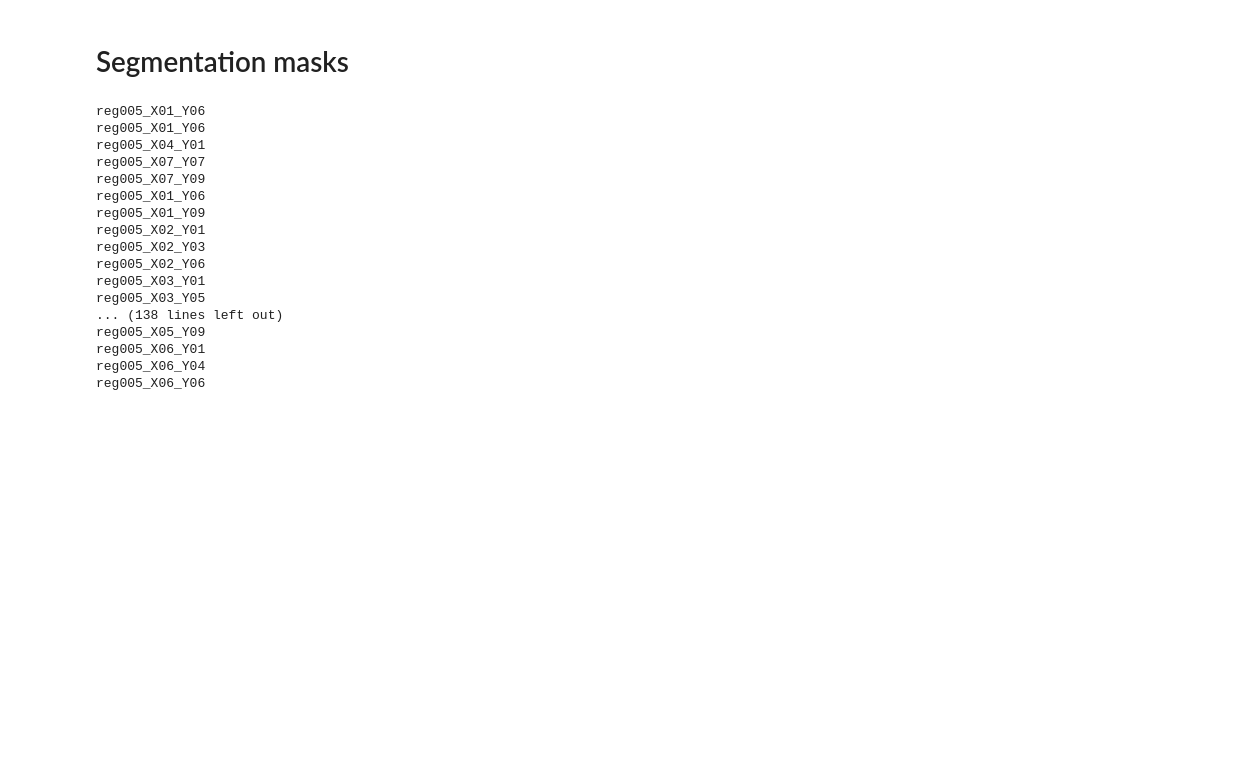
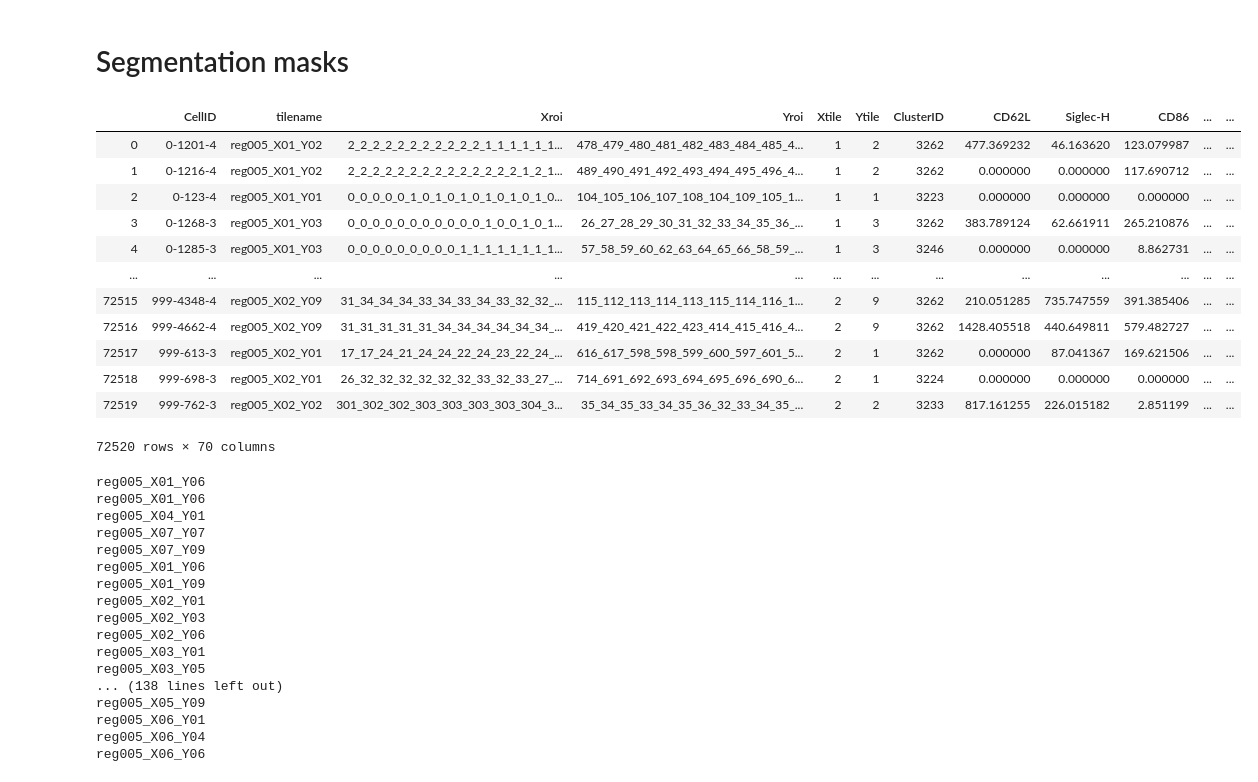
Before and after one commit to IAWG-CSBC-PSON/pd1-asymmetry, a Jupyter notebook: pd1_project/segmentation_mask_props.ipynb, the cells around one changed output. Drawn from its saved outputs; the diff is of its cells as text; code cells hidden in the pictures; blank space fills up the shorter version.

```diff
--- a/pd1_project/segmentation_mask_props.ipynb
+++ b/pd1_project/segmentation_mask_props.ipynb
@@ -101,6 +101,22 @@ cell_id_ix_map = {
 cell_ix_id_map = {
     v: k for k, v in cell_id_ix_map.items()
 }
+# %%
+cell_data
+# %% [output]
+|  | CellID | tilename | Xroi | Yroi | Xtile | Ytile | ClusterID | CD62L | Siglec-H | CD86 | ... | ... |
+| 0 | 0-1201-4 | reg005_X01_Y02 | 2_2_2_2_2_2_2_2_2_2_2_1_1_1_1_1_1... | 478_479_480_481_482_483_484_485_4... | 1 | 2 | 3262 | 477.369232 | 46.163620 | 123.079987 | ... | ... |
+| 1 | 0-1216-4 | reg005_X01_Y02 | 2_2_2_2_2_2_2_2_2_2_2_2_2_2_1_2_1... | 489_490_491_492_493_494_495_496_4... | 1 | 2 | 3262 | 0.000000 | 0.000000 | 117.690712 | ... | ... |
+| 2 | 0-123-4 | reg005_X01_Y01 | 0_0_0_0_0_1_0_1_0_1_0_1_0_1_0_1_0... | 104_105_106_107_108_104_109_105_1... | 1 | 1 | 3223 | 0.000000 | 0.000000 | 0.000000 | ... | ... |
+| 3 | 0-1268-3 | reg005_X01_Y03 | 0_0_0_0_0_0_0_0_0_0_0_1_0_0_1_0_1... | 26_27_28_29_30_31_32_33_34_35_36_... | 1 | 3 | 3262 | 383.789124 | 62.661911 | 265.210876 | ... | ... |
+| 4 | 0-1285-3 | reg005_X01_Y03 | 0_0_0_0_0_0_0_0_0_1_1_1_1_1_1_1_1... | 57_58_59_60_62_63_64_65_66_58_59_... | 1 | 3 | 3246 | 0.000000 | 0.000000 | 8.862731 | ... | ... |
+| ... | ... | ... | ... | ... | ... | ... | ... | ... | ... | ... | ... | ... |
+| 72515 | 999-4348-4 | reg005_X02_Y09 | 31_34_34_34_33_34_33_34_33_32_32_... | 115_112_113_114_113_115_114_116_1... | 2 | 9 | 3262 | 210.051285 | 735.747559 | 391.385406 | ... | ... |
+| 72516 | 999-4662-4 | reg005_X02_Y09 | 31_31_31_31_31_34_34_34_34_34_34_... | 419_420_421_422_423_414_415_416_4... | 2 | 9 | 3262 | 1428.405518 | 440.649811 | 579.482727 | ... | ... |
+| 72517 | 999-613-3 | reg005_X02_Y01 | 17_17_24_21_24_24_22_24_23_22_24_... | 616_617_598_598_599_600_597_601_5... | 2 | 1 | 3262 | 0.000000 | 87.041367 | 169.621506 | ... | ... |
+| 72518 | 999-698-3 | reg005_X02_Y01 | 26_32_32_32_32_32_32_33_32_33_27_... | 714_691_692_693_694_695_696_690_6... | 2 | 1 | 3224 | 0.000000 | 0.000000 | 0.000000 | ... | ... |
+| 72519 | 999-762-3 | reg005_X02_Y02 | 301_302_302_303_303_303_303_304_3... | 35_34_35_33_34_35_36_32_33_34_35_... | 2 | 2 | 3233 | 817.161255 | 226.015182 | 2.851199 | ... | ... |
+72520 rows × 70 columns
 # %%
 segmentation_masks = {}
 cell_data_grouped = cell_data.groupby(["Z", "tilename"])
```
Also changed, not shown: parts of 2 cells of this notebook.
